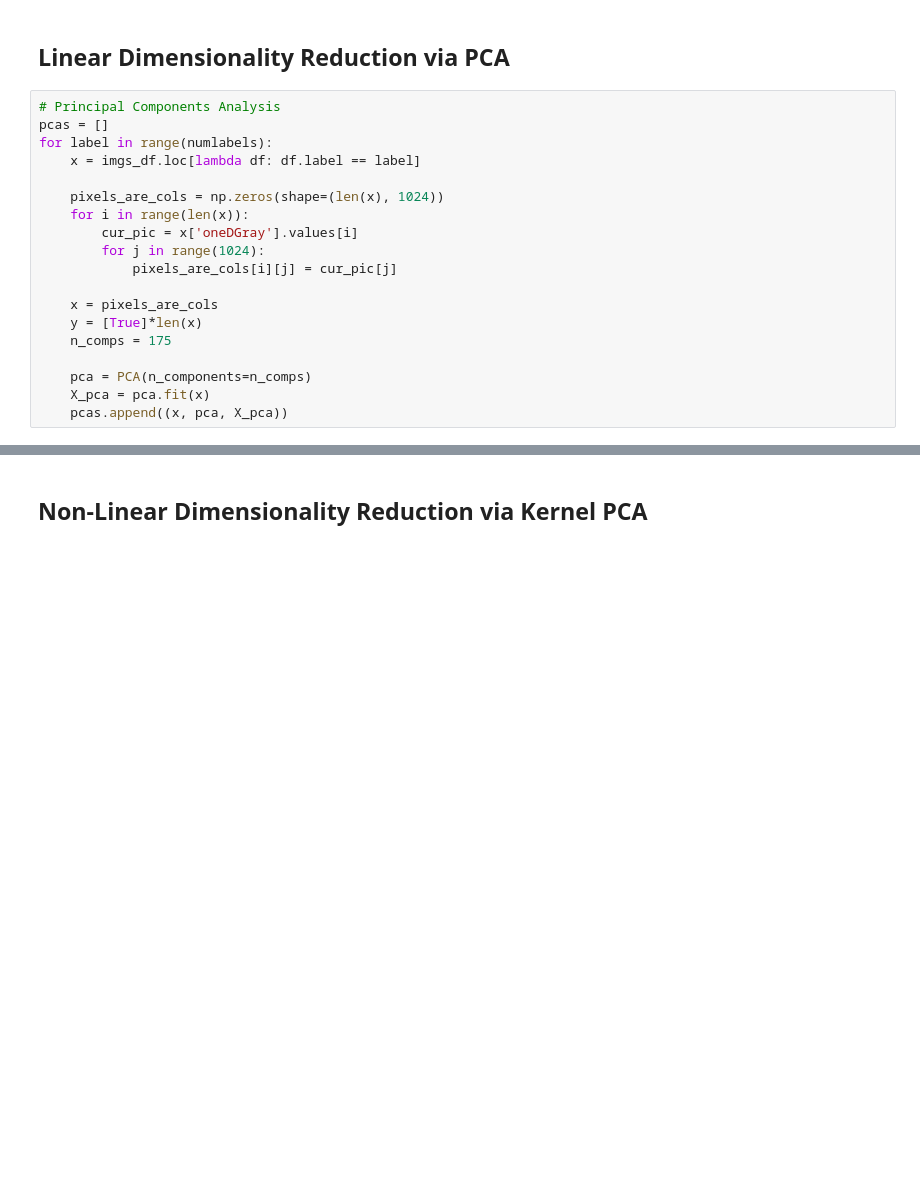
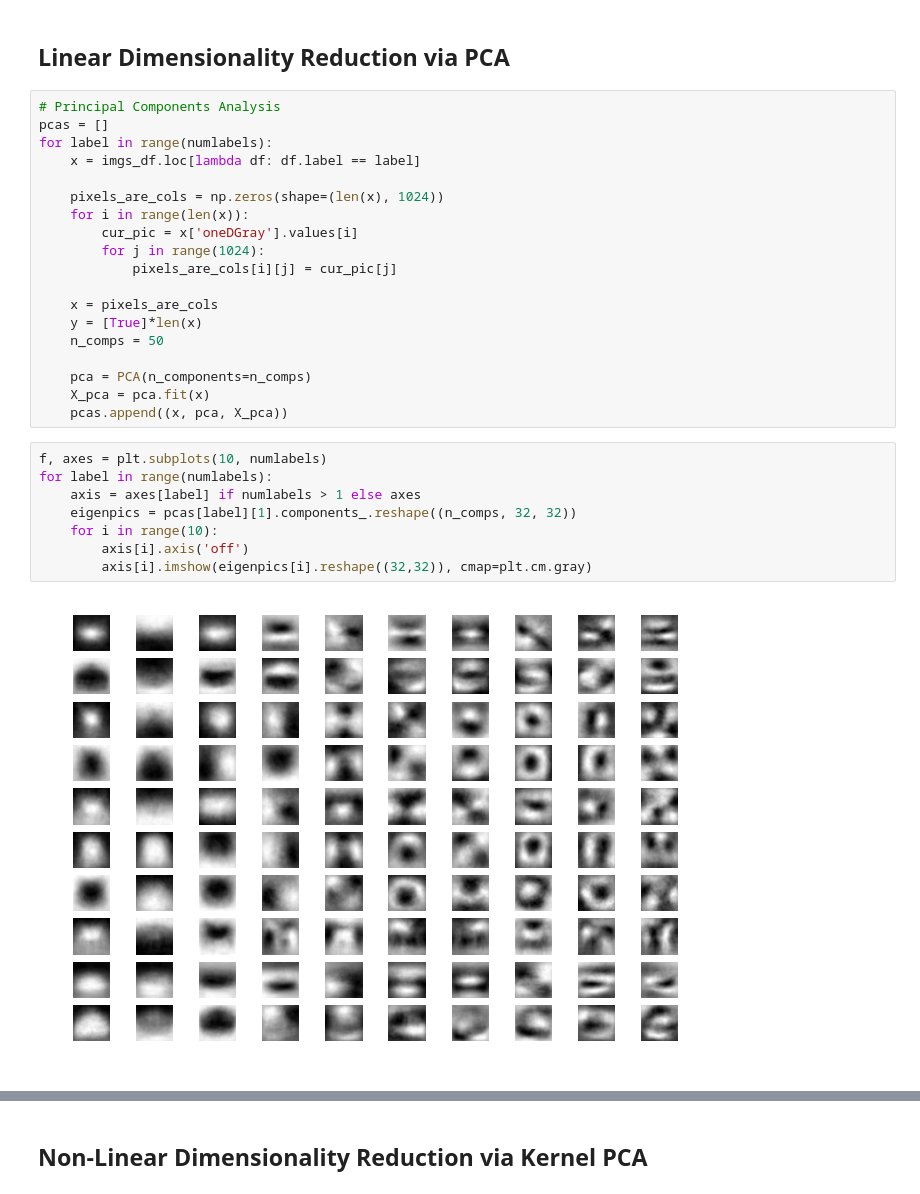
Before and after one commit to Regum/MLP-Appel-Hawkins, a Jupyter notebook: lab3/Report3.ipynb, the cells around one changed output, grey strips where cells are left out. Cells and saved outputs as stored; diff of their text form; blank space fills up the shorter version.

```diff
--- a/lab3/Report3.ipynb
+++ b/lab3/Report3.ipynb
@@ -78,11 +80,21 @@ for label in range(numlabels):
 
     x = pixels_are_cols
     y = [True]*len(x)
-    n_comps = 175
+    n_comps = 50
 
     pca = PCA(n_components=n_comps)
     X_pca = pca.fit(x)
     pcas.append((x, pca, X_pca))
+# %%
+f, axes = plt.subplots(10, numlabels)
+for label in range(numlabels):
+    axis = axes[label] if numlabels > 1 else axes
+    eigenpics = pcas[label][1].components_.reshape((n_comps, 32, 32))
+    for i in range(10):
+        axis[i].axis('off')
+        axis[i].imshow(eigenpics[i].reshape((32,32)), cmap=plt.cm.gray)
+# %% [output]
+[figure, added]
 # %%
 f, axes = plt.subplots(1, numlabels)
 for label in range(numlabels):
```
Also changed, not shown: parts of 7 cells of this notebook.
